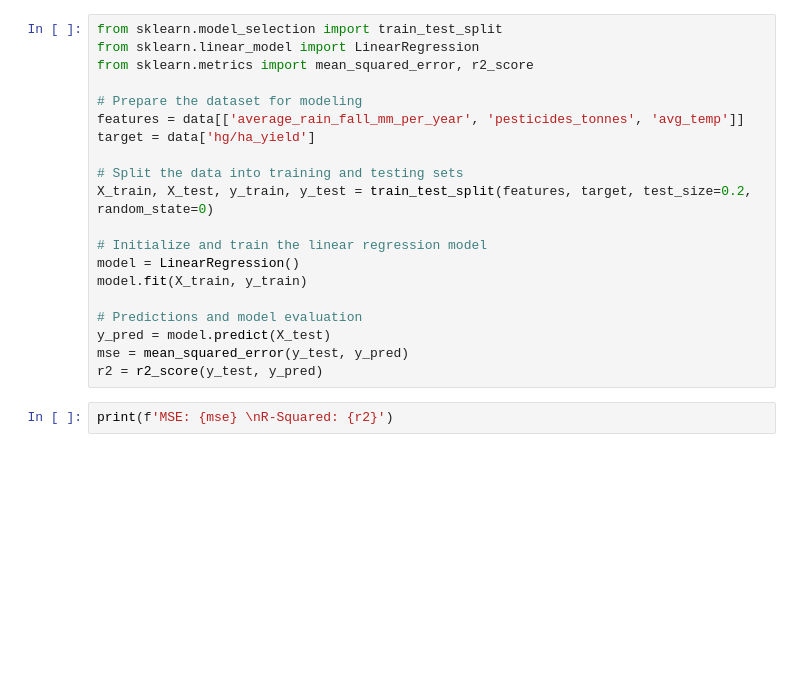
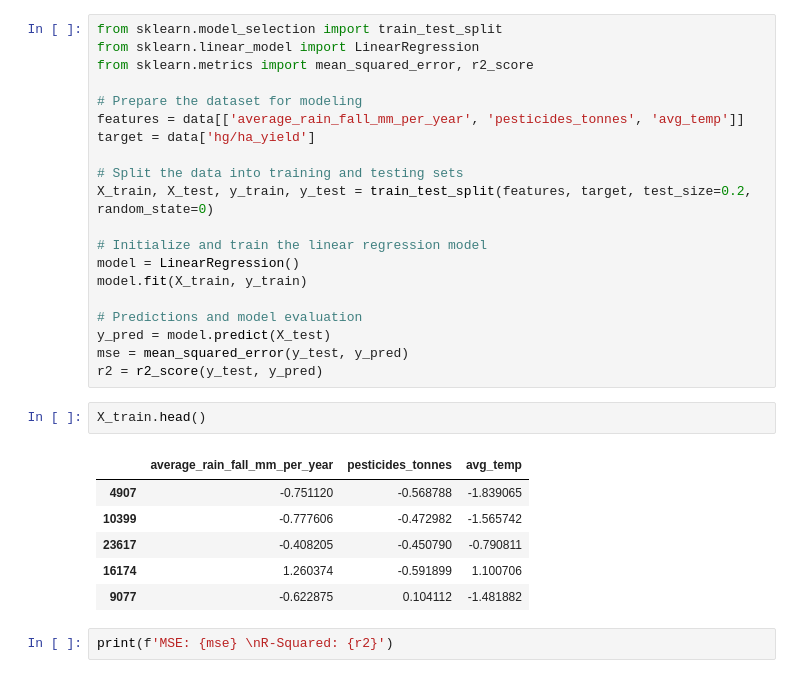
Before and after one commit to kv22aac/final-project-crop-yield-prediction, a Jupyter notebook: test.ipynb, the cells around one changed output. Saved outputs shown, nothing was run; the diff lists cells and outputs as text; blank space fills up the shorter version.

```diff
--- a/test.ipynb
+++ b/test.ipynb
@@ -158,6 +137,15 @@ model.fit(X_train, y_train)
 y_pred = model.predict(X_test)
 mse = mean_squared_error(y_test, y_pred)
 r2 = r2_score(y_test, y_pred)
+# %%
+X_train.head()
+# %% [output]
+|  | average_rain_fall_mm_per_year | pesticides_tonnes | avg_temp |
+| 4907 | -0.751120 | -0.568788 | -1.839065 |
+| 10399 | -0.777606 | -0.472982 | -1.565742 |
+| 23617 | -0.408205 | -0.450790 | -0.790811 |
+| 16174 | 1.260374 | -0.591899 | 1.100706 |
+| 9077 | -0.622875 | 0.104112 | -1.481882 |
 # %%
 print(f'MSE: {mse} \nR-Squared: {r2}')
 # %% [output]
```
Also changed, not shown: parts of 14 cells of this notebook, 6 other files.
